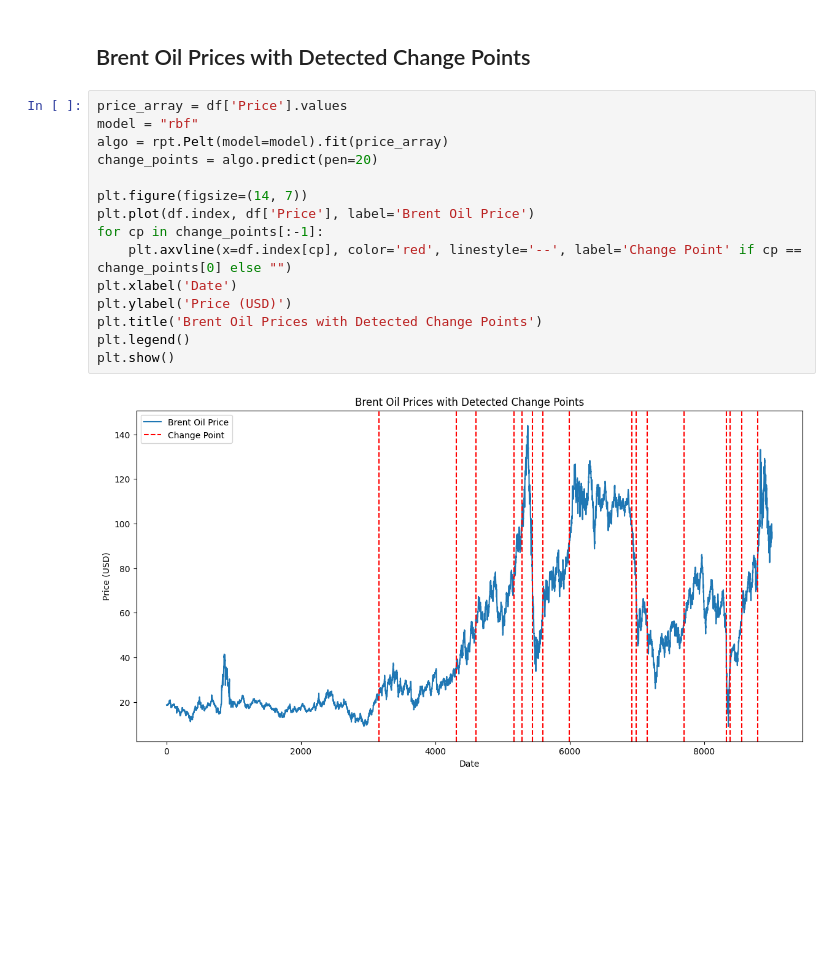
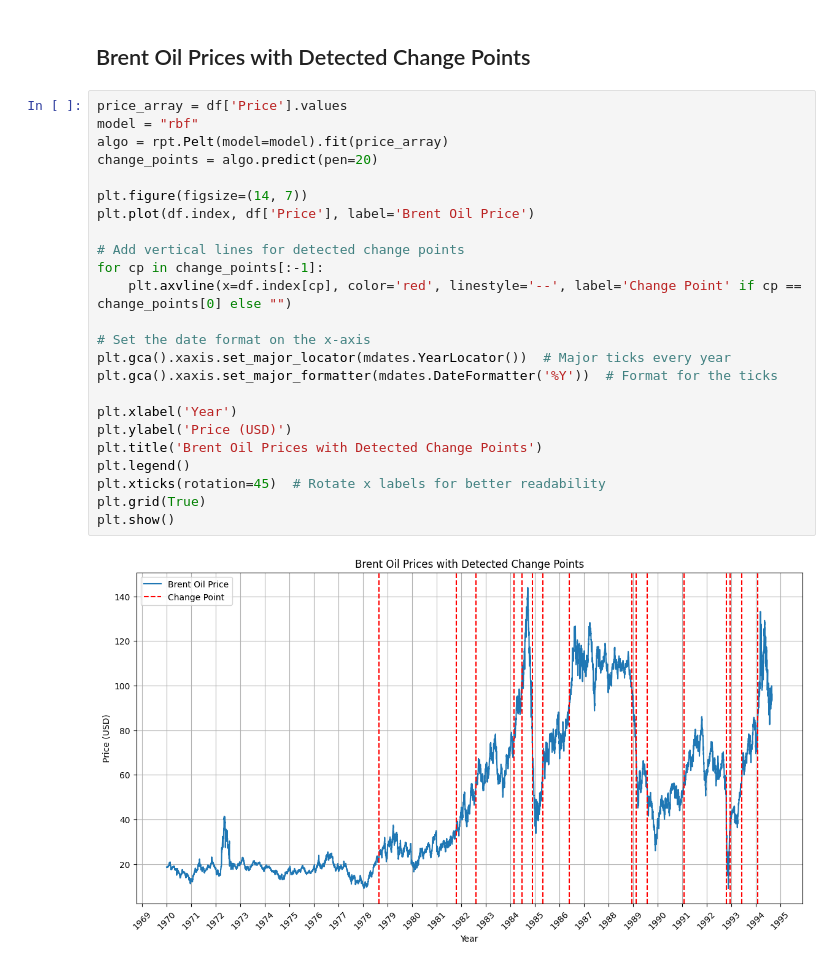
Before and after one commit to DegaregeN/Time-series-data-modeling-, a Jupyter notebook: notebooks/02-exploratory-data-analysis.ipynb, the cells around one changed output. Cells and saved outputs as stored; diff of their text form; blank space fills up the shorter version.

```diff
--- a/notebooks/02-exploratory-data-analysis.ipynb
+++ b/notebooks/02-exploratory-data-analysis.ipynb
@@ -106,17 +116,26 @@ plt.show()
 # %%
 price_array = df['Price'].values
 model = "rbf"
 algo = rpt.Pelt(model=model).fit(price_array)
 change_points = algo.predict(pen=20)
 
 plt.figure(figsize=(14, 7))
 plt.plot(df.index, df['Price'], label='Brent Oil Price')
+
+# Add vertical lines for detected change points
 for cp in change_points[:-1]:
     plt.axvline(x=df.index[cp], color='red', linestyle='--', label='Change Point' if cp == change_points[0] else "")
-plt.xlabel('Date')
+
+# Set the date format on the x-axis
+plt.gca().xaxis.set_major_locator(mdates.YearLocator())  # Major ticks every year
+plt.gca().xaxis.set_major_formatter(mdates.DateFormatter('%Y'))  # Format for the ticks
+
+plt.xlabel('Year')
 plt.ylabel('Price (USD)')
 plt.title('Brent Oil Prices with Detected Change Points')
 plt.legend()
+plt.xticks(rotation=45)  # Rotate x labels for better readability
+plt.grid(True)
 plt.show()
 # %% [output]
-[figure, old version]
+[figure, new version]
```
Also changed, not shown: parts of 1 cell of this notebook.
